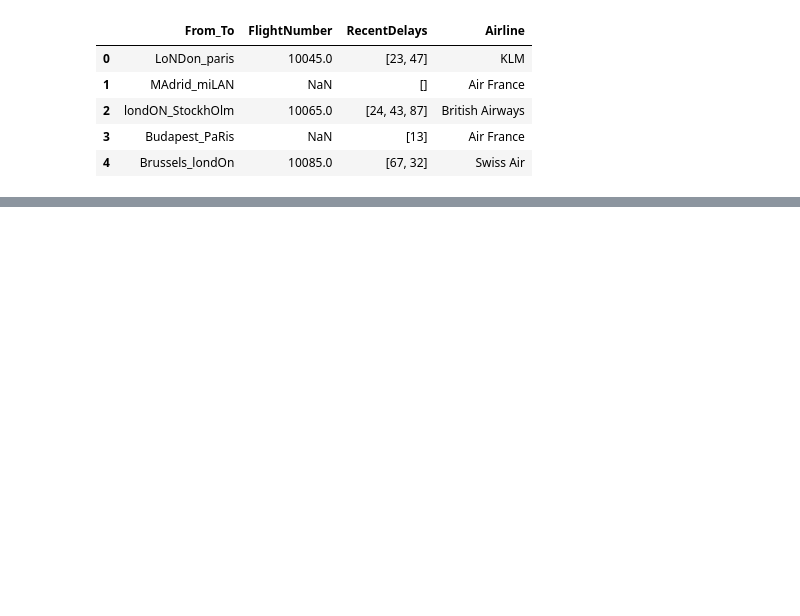
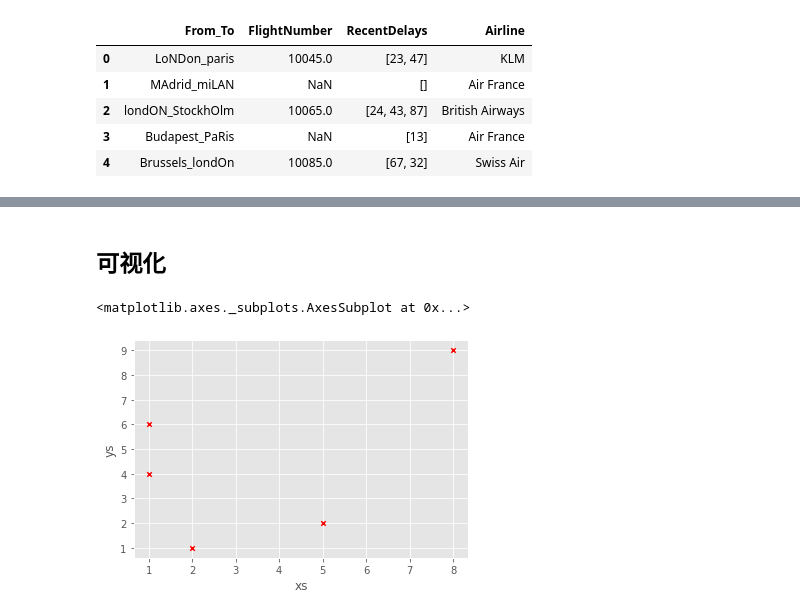
Before and after one commit to GuangwenSi/PDandNP, a Jupyter notebook: pandas学习.ipynb, the cells around one changed output, grey strips where cells are left out. Cells and saved outputs as stored; diff of their text form; code cells hidden in the pictures; blank space fills up the shorter version.

```diff
--- a/pandas学习.ipynb
+++ b/pandas学习.ipynb
@@ -824,0 +987,14 @@ df
+# %% [markdown]
+## 可视化
+# %%
+import matplotlib
+from matplotlib import pyplot
+import matplotlib.pyplot as plt
+df = pd.DataFrame({"xs":[1,5,2,8,1], "ys":[4,2,1,9,6]})
+# plt.style.use('ggplot')   # 第一次这么用,plt.style
+# %%
+#散点图。
+df.plot.scatter(x='xs',y='ys',marker='x',color='r')
+# %% [output]
+<matplotlib.axes._subplots.AxesSubplot at 0x...>
+[figure, added]
```
Also changed, not shown: parts of 15 cells of this notebook.
